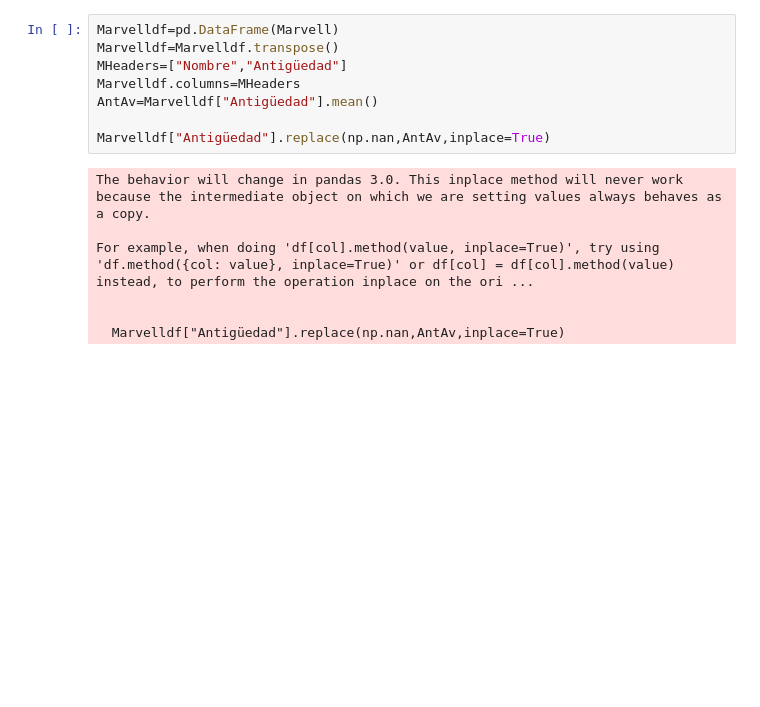
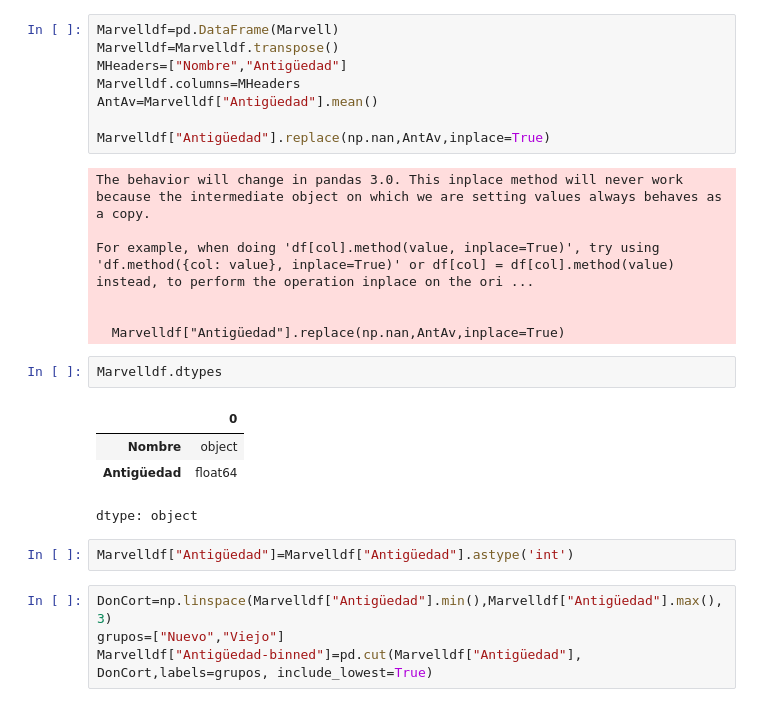
Before and after one commit to CRUBIOHE/Cursos, a Jupyter notebook: Curso_Python.ipynb, the cells around one changed output. Saved outputs shown, nothing was run; the diff lists cells and outputs as text; blank space fills up the shorter version.

```diff
--- a/Curso_Python.ipynb
+++ b/Curso_Python.ipynb
@@ -139,3 +144,16 @@ For example, when doing 'df[col].method(value, inplace=True)', try using 'df.met
 
 
   Marvelldf["Antigüedad"].replace(np.nan,AntAv,inplace=True)
+# %%
+Marvelldf.dtypes
+# %% [output]
+|  | 0 |
+| Nombre | object |
+| Antigüedad | float64 |
+dtype: object
+# %%
+Marvelldf["Antigüedad"]=Marvelldf["Antigüedad"].astype('int')
+# %%
+DonCort=np.linspace(Marvelldf["Antigüedad"].min(),Marvelldf["Antigüedad"].max(),3)
+grupos=["Nuevo","Viejo"]
+Marvelldf["Antigüedad-binned"]=pd.cut(Marvelldf["Antigüedad"], DonCort,labels=grupos, include_lowest=True)
```
Also changed, not shown: parts of 19 cells of this notebook.
